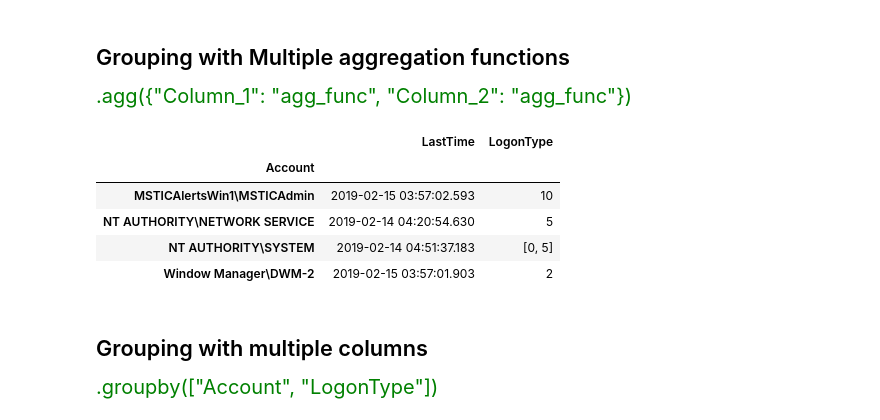
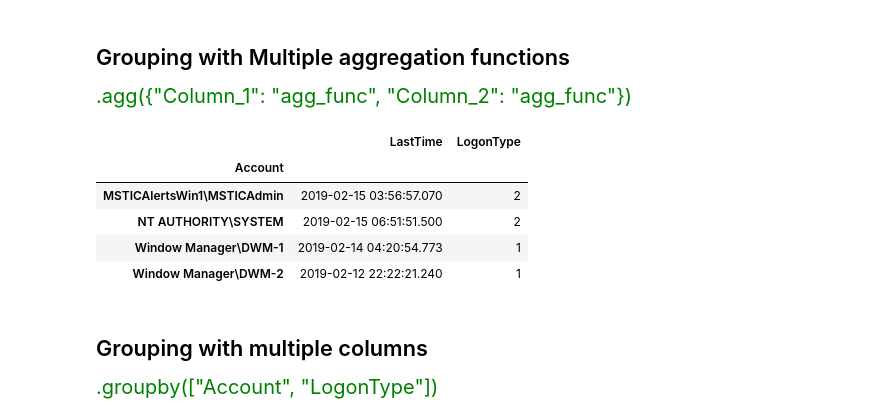
Before and after one commit to OTRF/infosec-jupyterthon, a Jupyter notebook: workshops/2021/day1/day1-3-Data-Analysis-with-Pandas Intro.ipynb, the cells around one changed output. Cells and saved outputs as stored; diff of their text form; code cells hidden in the pictures.

```diff
--- a/workshops/2021/day1/day1-3-Data-Analysis-with-Pandas Intro.ipynb
+++ b/workshops/2021/day1/day1-3-Data-Analysis-with-Pandas Intro.ipynb
@@ -244,7 +276,9 @@ logons_full_df = pd.read_pickle("../data/host_logons.pkl")
 net_full_df = pd.read_pickle("../data/az_net_comms_df.pkl")
 
 # also create a demo version with just 20 rows
-logons_df = logons_full_df.sample(20)
+logons_df = logons_full_df[logons_full_df.index.isin(
+    [8, 31, 68, 111, 146, 73, 135, 46, 12, 93, 110, 36, 9, 142, 29, 130, 74, 100, 155, 70]
+)]
 logons_df.head(5)
 # %% [output]
 |  | Account | EventID | TimeGenerated | Computer | SubjectUserName | SubjectDomainName | SubjectUserSid | ... |
@@ -1019,19 +1103,20 @@ dict_keys(['MSTICAlertsWin1\\MSTICAdmin', 'NT AUTHORITY\\NETWORK SERVICE', 'NT A
 </p>
 # %%
 import numpy as np
+
 (
     logons_df[["TimeGenerated", "LogonType", "Account"]]
     .groupby("Account")
-    .agg({"TimeGenerated": "max", "LogonType": np.unique})
+    .agg({"TimeGenerated": "max", "LogonType": "nunique"})
     .rename(columns={"TimeGenerated": "LastTime"})
 )
 # %% [output]
 |  | LastTime | LogonType |
 | Account |  |  |
-| MSTICAlertsWin1\MSTICAdmin | 2019-02-15 03:57:02.593 | 10 |
-| NT AUTHORITY\NETWORK SERVICE | 2019-02-14 04:20:54.630 | 5 |
-| NT AUTHORITY\SYSTEM | 2019-02-14 04:51:37.183 | [0, 5] |
-| Window Manager\DWM-2 | 2019-02-15 03:57:01.903 | 2 |
+| MSTICAlertsWin1\MSTICAdmin | 2019-02-15 03:56:57.070 | 2 |
+| NT AUTHORITY\SYSTEM | 2019-02-15 06:51:51.500 | 2 |
+| Window Manager\DWM-1 | 2019-02-14 04:20:54.773 | 1 |
+| Window Manager\DWM-2 | 2019-02-12 22:22:21.240 | 1 |
 # %% [markdown]
 ## Grouping with multiple columns
 
```
Also changed, not shown: parts of 96 cells of this notebook, 1 other file.
